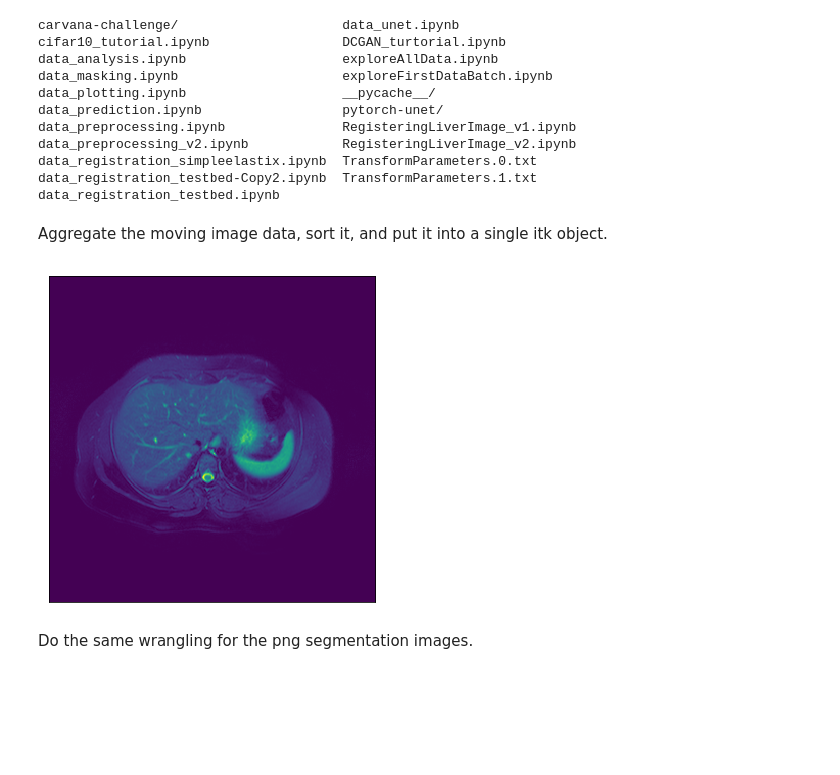
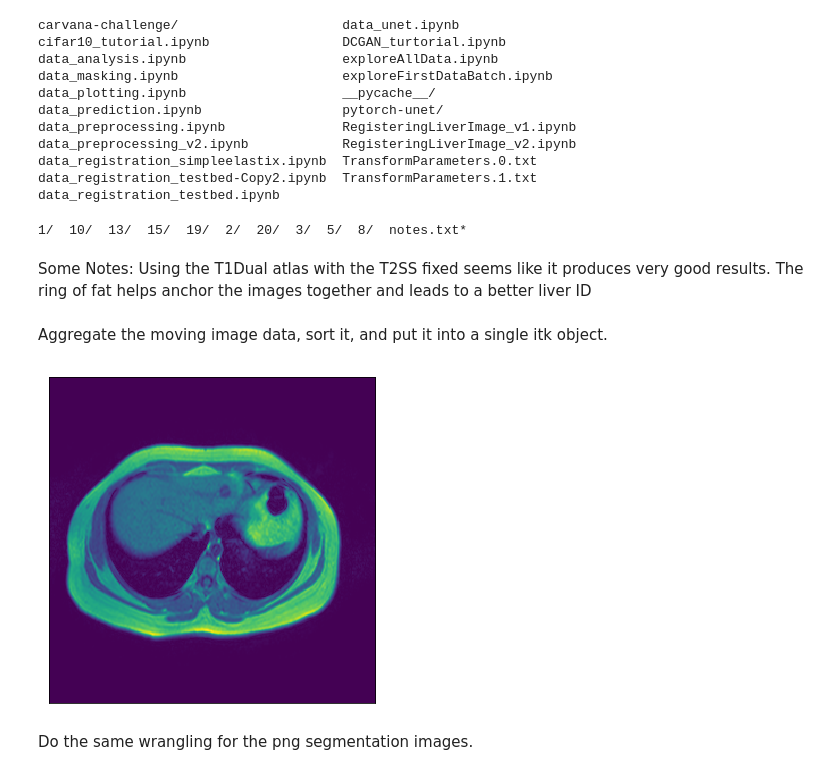
Before and after one commit to batmanlab/predictElasticity, a Jupyter notebook: notebooks/data_registration_simpleelastix.ipynb, the cells around one changed output. Drawn from its saved outputs; the diff is of its cells as text; code cells hidden in the pictures; blank space fills up the shorter version.

```diff
--- a/notebooks/data_registration_simpleelastix.ipynb
+++ b/notebooks/data_registration_simpleelastix.ipynb
@@ -21,37 +21,44 @@ data_preprocessing_v2.ipynb            RegisteringLiverImage_v2.ipynb
 data_registration_simpleelastix.ipynb  TransformParameters.0.txt
 data_registration_testbed-Copy2.ipynb  TransformParameters.1.txt
 data_registration_testbed.ipynb
+# %%
+ls /pghbio/dbmi/batmanlab/Data/CombinedHealthyAbdominalOrganSegmentation/MR_data_batch1/
+# %% [output]
+1/  10/  13/  15/  19/  2/  20/  3/  5/  8/  notes.txt*
+# %% [markdown]
+Some Notes:
+Using the T1Dual atlas with the T2SS fixed seems like it produces very good results.  The ring of fat helps anchor the images together and leads to a better liver ID
 # %% [markdown]
 Aggregate the moving image data, sort it, and put it into a single itk object.
 # %%
-dataRoot='/pghbio/dbmi/batmanlab/Data/CombinedHealthyAbdominalOrganSegmentation/MR_data_batch1/19/T2SPIR'
-#dataRoot='/pghbio/dbmi/batmanlab/Data/CombinedHealthyAbdominalOrganSegmentation/MR_data_batch1/19/T1DUAL'
+#dataRoot='/pghbio/dbmi/batmanlab/Data/CombinedHealthyAbdominalOrganSegmentation/MR_data_batch1/19/T2SPIR'
+dataRoot='/pghbio/dbmi/batmanlab/Data/CombinedHealthyAbdominalOrganSegmentation/MR_data_batch1/19/T1DUAL'
 moving_img_list = []
 for i,fn in enumerate(sorted(glob.glob( dataRoot + '/DICOM_anon/*dcm'))):
     #print(fn)
     if 'DUAL' in dataRoot:
         if i % 2 == 0:
             continue
     if i == 1:
         tmp_moving_image = sitk.ReadImage(fn)
     #print(sitk.ReadImage(fn).GetOrigin())
     #print(sitk.ReadImage(fn).GetSize())
     moving_img_list.append(sitk.GetArrayFromImage(sitk.ReadImage(fn)))
 plt.figure()
 plt.imshow(moving_img_list[22][0,:,:])
 plt.xticks([])
 plt.yticks([])
 
 moving_image_series = np.zeros((len(moving_img_list),moving_img_list[0].shape[1], moving_img_list[0].shape[2] ), dtype=np.float32)
 for i,img in enumerate(moving_img_list):
     moving_image_series[i,:,:] = img
 
 moving_image = sitk.GetImageFromArray(moving_image_series)
 moving_image.SetDirection(tmp_moving_image.GetDirection())
 moving_image.SetOrigin(tmp_moving_image.GetOrigin())
 moving_image.SetSpacing(tmp_moving_image.GetSpacing())
 # %% [output]
-[figure, old version]
+[figure, new version]
 # %% [markdown]
 Do the same wrangling for the png segmentation images.
 # %%
```
Also changed, not shown: parts of 19 cells of this notebook, 4 other files.
